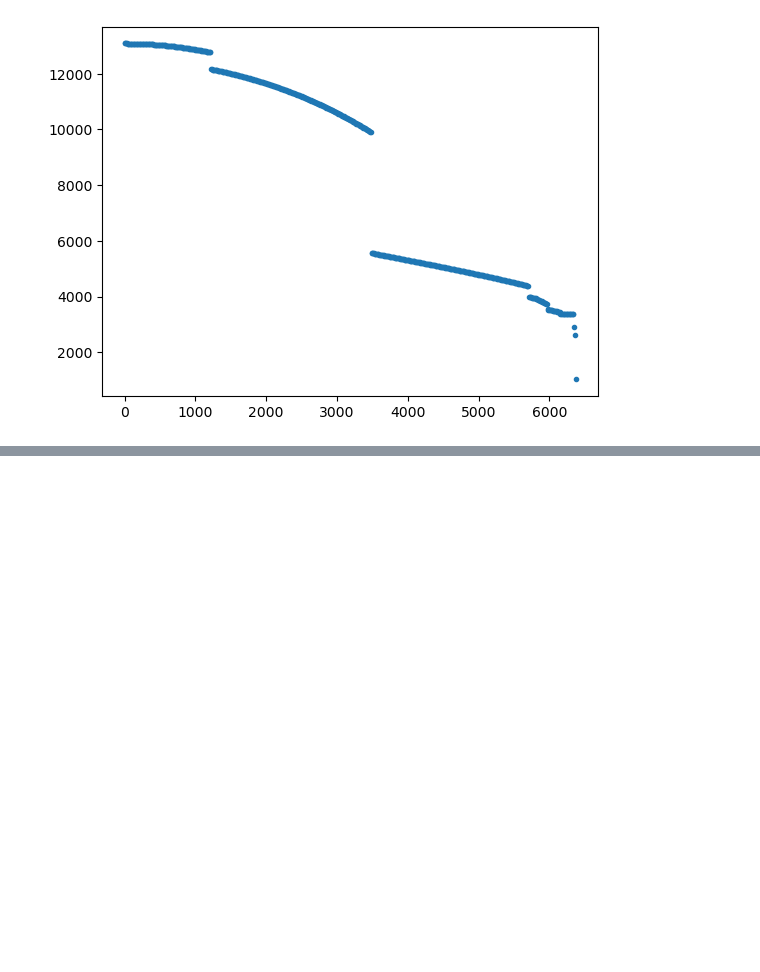
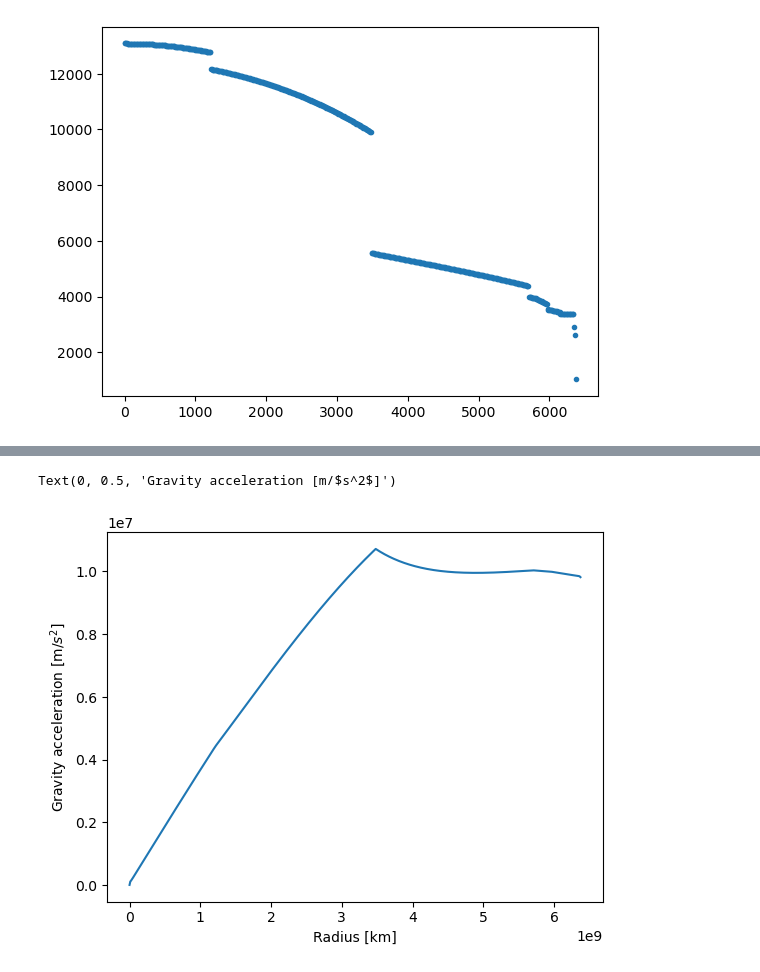
Before and after one commit to YagoMCastro/bacias-msc-2024, a Jupyter notebook: notebooks/classes/aula5.ipynb, the cells around one changed output, grey strips where cells are left out. Cells and saved outputs as stored; diff of their text form; code cells hidden in the pictures; blank space fills up the shorter version.

Commit message:
Gravity x Radius figure

```diff
--- a/notebooks/classes/aula5.ipynb
+++ b/notebooks/classes/aula5.ipynb
@@ -28,5 +28,4 @@ M = 0 # Massa
 
 for i in range(1, len(rr)):
     M += dd[i]*4*np.pi*rr[i]**2*dr # Somatória da massa das cascas esféricas
-    g = G*M/rr[i]**2 # Aceleração gravitacional
-g
+    g = np.append(g, G*M/rr[i]**2) # Aceleração gravitacional
@@ -34,0 +52,7 @@ np.float64(9819.568931287391)
+# %%
+plt.plot(rr/1000, g)
+plt.xlabel("Radius [km]")
+plt.ylabel("Gravity acceleration [m/$s^2$]")
+# %% [output]
+Text(0, 0.5, 'Gravity acceleration [m/$s^2$]')
+[figure, added]
```
Also changed, not shown: parts of 2 cells of this notebook.
